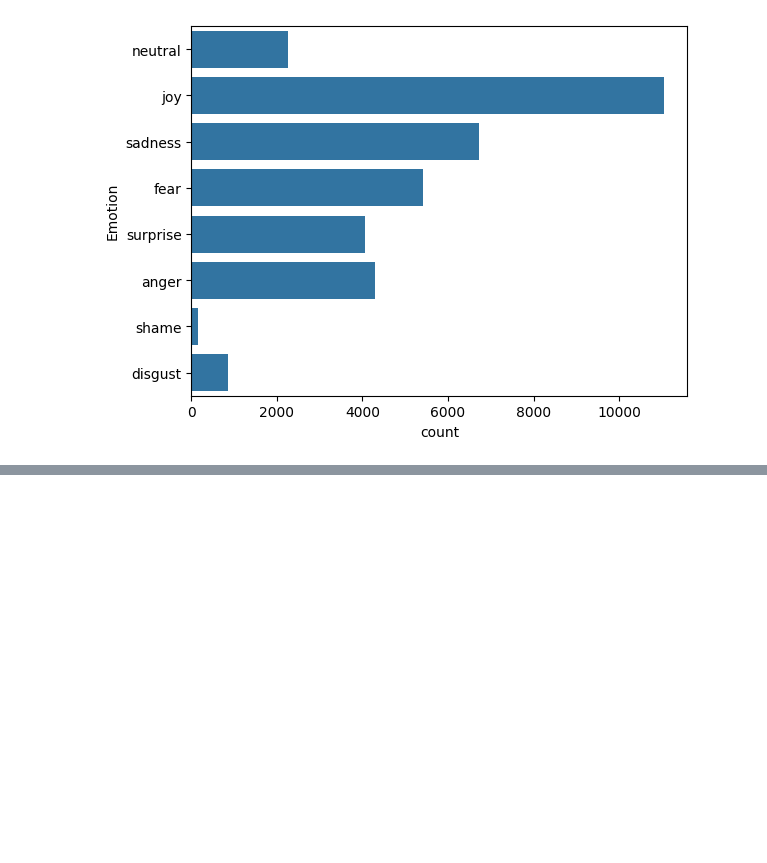
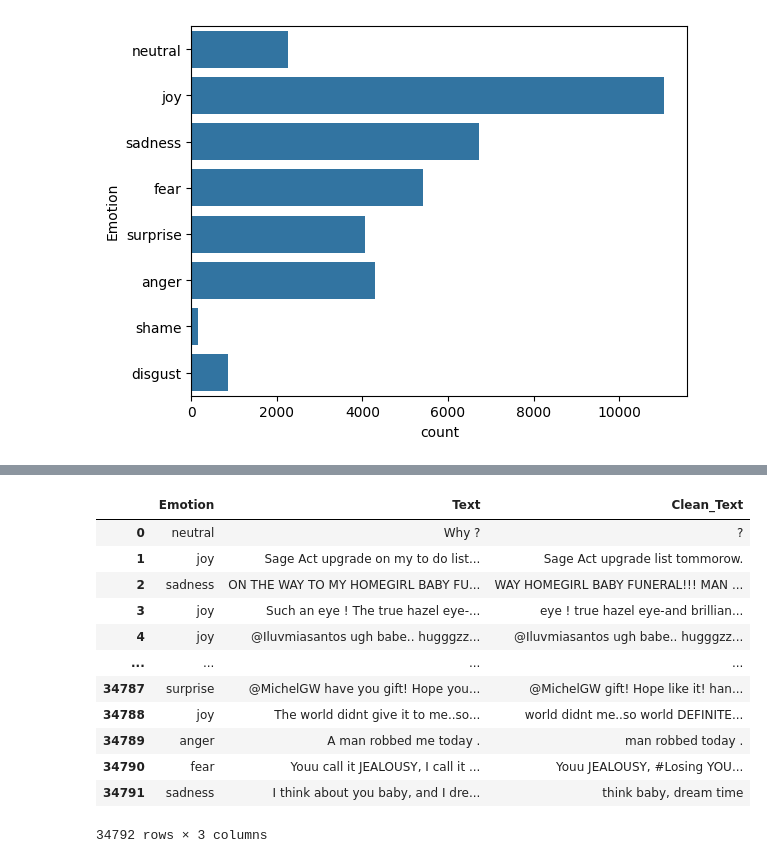
Before and after one commit to DUEKALION/end2end-nlp-project, a Jupyter notebook: notebooks/End2End-NLP-Project.ipynb, the cells around one changed output, grey strips where cells are left out. Saved outputs shown, nothing was run; the diff lists cells and outputs as text; code cells hidden in the pictures; blank space fills up the shorter version.

```diff
--- a/notebooks/End2End-NLP-Project.ipynb
+++ b/notebooks/End2End-NLP-Project.ipynb
@@ -76,0 +97,22 @@ sns.countplot(df['Emotion'])
+# %%
+# User Handles
+df['Clean_Text'] = df['Text'].apply(nfx.remove_userhandles)
+# %%
+# Stopwords
+df['Clean_Text'] = df['Text'].apply(nfx.remove_stopwords)
+# %%
+df
+# %% [output]
+|  | Emotion | Text | Clean_Text |
+| 0 | neutral | Why ? | ? |
+| 1 | joy | Sage Act upgrade on my to do list... | Sage Act upgrade list tommorow. |
+| 2 | sadness | ON THE WAY TO MY HOMEGIRL BABY FU... | WAY HOMEGIRL BABY FUNERAL!!! MAN ... |
+| 3 | joy | Such an eye ! The true hazel eye-... | eye ! true hazel eye-and brillian... |
+| 4 | joy | @Iluvmiasantos ugh babe.. hugggzz... | @Iluvmiasantos ugh babe.. hugggzz... |
+| ... | ... | ... | ... |
+| 34787 | surprise | @MichelGW have you gift! Hope you... | @MichelGW gift! Hope like it! han... |
+| 34788 | joy | The world didnt give it to me..so... | world didnt me..so world DEFINITE... |
+| 34789 | anger | A man robbed me today . | man robbed today . |
+| 34790 | fear | Youu call it JEALOUSY, I call it ... | Youu JEALOUSY, #Losing YOU... |
+| 34791 | sadness | I think about you baby, and I dre... | think baby, dream time |
+34792 rows × 3 columns
```
Also changed, not shown: parts of 12 cells of this notebook, 1 other file.
